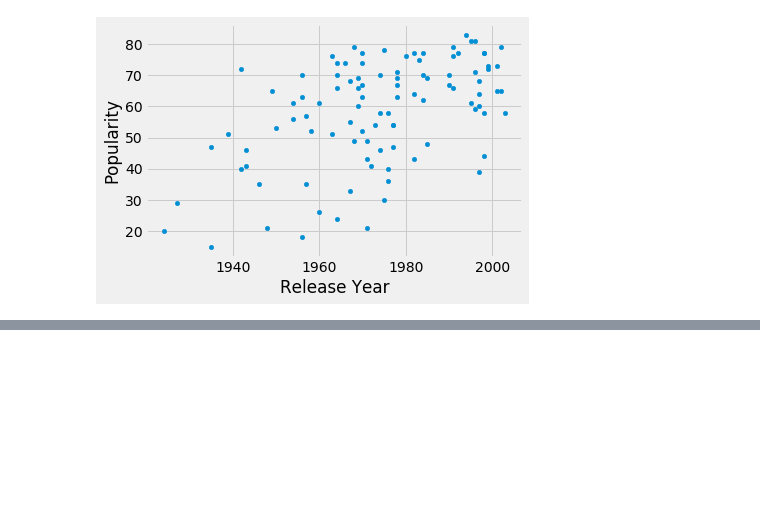
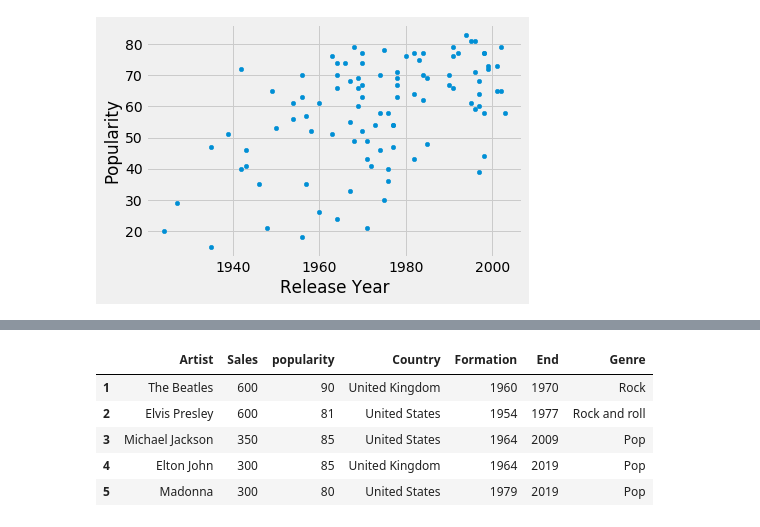
Before and after one commit to shreymukh2020/Spotify-ETL-Analysis, a Jupyter notebook: ETL_Top100_Project.ipynb, the cells around one changed output, grey strips where cells are left out. Saved outputs shown, nothing was run; the diff lists cells and outputs as text; code cells hidden in the pictures; blank space fills up the shorter version.

```diff
--- a/ETL_Top100_Project.ipynb
+++ b/ETL_Top100_Project.ipynb
@@ -137,0 +103,12 @@ album_df
+# %%
+top100_artists_joined = pd.concat([top100_artists_df,top100artists],axis=1)
+top100_artists_joined.index+=1
+top100_artists_joined = top100_artists_joined[['Artist','Sales','popularity','Country','Formation','End','Genre']]
+top100_artists_joined.head()
+# %% [output]
+|  | Artist | Sales | popularity | Country | Formation | End | Genre |
+| 1 | The Beatles | 600 | 90 | United Kingdom | 1960 | 1970 | Rock |
+| 2 | Elvis Presley | 600 | 81 | United States | 1954 | 1977 | Rock and roll |
+| 3 | Michael Jackson | 350 | 85 | United States | 1964 | 2009 | Pop |
+| 4 | Elton John | 300 | 85 | United Kingdom | 1964 | 2019 | Pop |
+| 5 | Madonna | 300 | 80 | United States | 1979 | 2019 | Pop |
```
Also changed, not shown: parts of 4 cells of this notebook, 2 other files.
